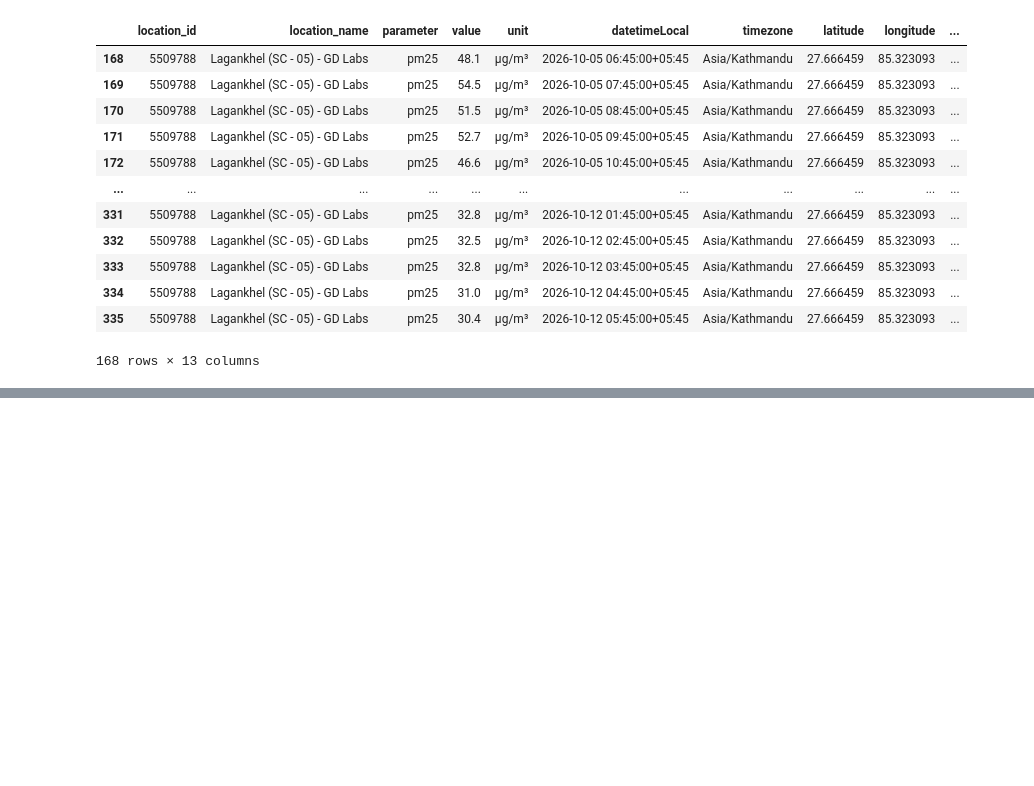
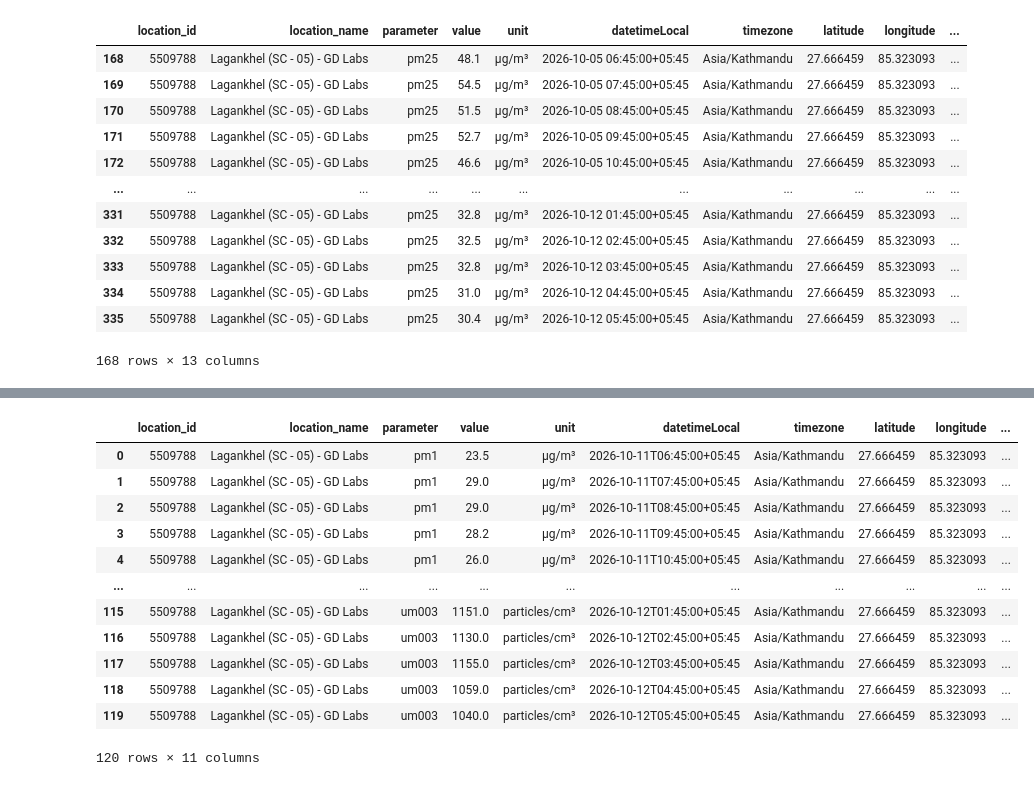
Before and after one commit to Laxmination/Kathmandu-PM2.5-Forecasting, a Jupyter notebook: OpenAQdatasetCleaning/Lagankhel data cleaning.ipynb, the cells around one changed output, grey strips where cells are left out. Saved outputs shown, nothing was run; the diff lists cells and outputs as text; code cells hidden in the pictures; blank space fills up the shorter version.

Commit message:
lagankhel last 24 hours data cleaning

```diff
--- a/OpenAQdatasetCleaning/Lagankhel data cleaning.ipynb
+++ b/OpenAQdatasetCleaning/Lagankhel data cleaning.ipynb
@@ -306,0 +309,3 @@ cleaned2.to_csv('cleaned_LagankhelLast7days.csv', index=False)
+# %%
+df24 = pd.read_csv('Lagankhel_last24hours.csv')
+df24.info()
@@ -306,0 +349,17 @@ cleaned2.to_csv('cleaned_LagankhelLast7days.csv', index=False)
+# %%
+cleaned3 = df24.drop(columns=['country_iso', 'isMobile', 'isMonitor', 'datetimeUtc'], inplace=False)
+cleaned3
+# %% [output]
+|  | location_id | location_name | parameter | value | unit | datetimeLocal | timezone | latitude | longitude | ... |
+| 0 | 5509788 | Lagankhel (SC - 05) - GD Labs | pm1 | 23.5 | µg/m³ | 2026-10-11T06:45:00+05:45 | Asia/Kathmandu | 27.666459 | 85.323093 | ... |
+| 1 | 5509788 | Lagankhel (SC - 05) - GD Labs | pm1 | 29.0 | µg/m³ | 2026-10-11T07:45:00+05:45 | Asia/Kathmandu | 27.666459 | 85.323093 | ... |
+| 2 | 5509788 | Lagankhel (SC - 05) - GD Labs | pm1 | 29.0 | µg/m³ | 2026-10-11T08:45:00+05:45 | Asia/Kathmandu | 27.666459 | 85.323093 | ... |
+| 3 | 5509788 | Lagankhel (SC - 05) - GD Labs | pm1 | 28.2 | µg/m³ | 2026-10-11T09:45:00+05:45 | Asia/Kathmandu | 27.666459 | 85.323093 | ... |
+| 4 | 5509788 | Lagankhel (SC - 05) - GD Labs | pm1 | 26.0 | µg/m³ | 2026-10-11T10:45:00+05:45 | Asia/Kathmandu | 27.666459 | 85.323093 | ... |
+| ... | ... | ... | ... | ... | ... | ... | ... | ... | ... | ... |
+| 115 | 5509788 | Lagankhel (SC - 05) - GD Labs | um003 | 1151.0 | particles/cm³ | 2026-10-12T01:45:00+05:45 | Asia/Kathmandu | 27.666459 | 85.323093 | ... |
+| 116 | 5509788 | Lagankhel (SC - 05) - GD Labs | um003 | 1130.0 | particles/cm³ | 2026-10-12T02:45:00+05:45 | Asia/Kathmandu | 27.666459 | 85.323093 | ... |
+| 117 | 5509788 | Lagankhel (SC - 05) - GD Labs | um003 | 1155.0 | particles/cm³ | 2026-10-12T03:45:00+05:45 | Asia/Kathmandu | 27.666459 | 85.323093 | ... |
+| 118 | 5509788 | Lagankhel (SC - 05) - GD Labs | um003 | 1059.0 | particles/cm³ | 2026-10-12T04:45:00+05:45 | Asia/Kathmandu | 27.666459 | 85.323093 | ... |
+| 119 | 5509788 | Lagankhel (SC - 05) - GD Labs | um003 | 1040.0 | particles/cm³ | 2026-10-12T05:45:00+05:45 | Asia/Kathmandu | 27.666459 | 85.323093 | ... |
+120 rows × 11 columns
```
Also changed, not shown: parts of 6 cells of this notebook, 1 other file.
